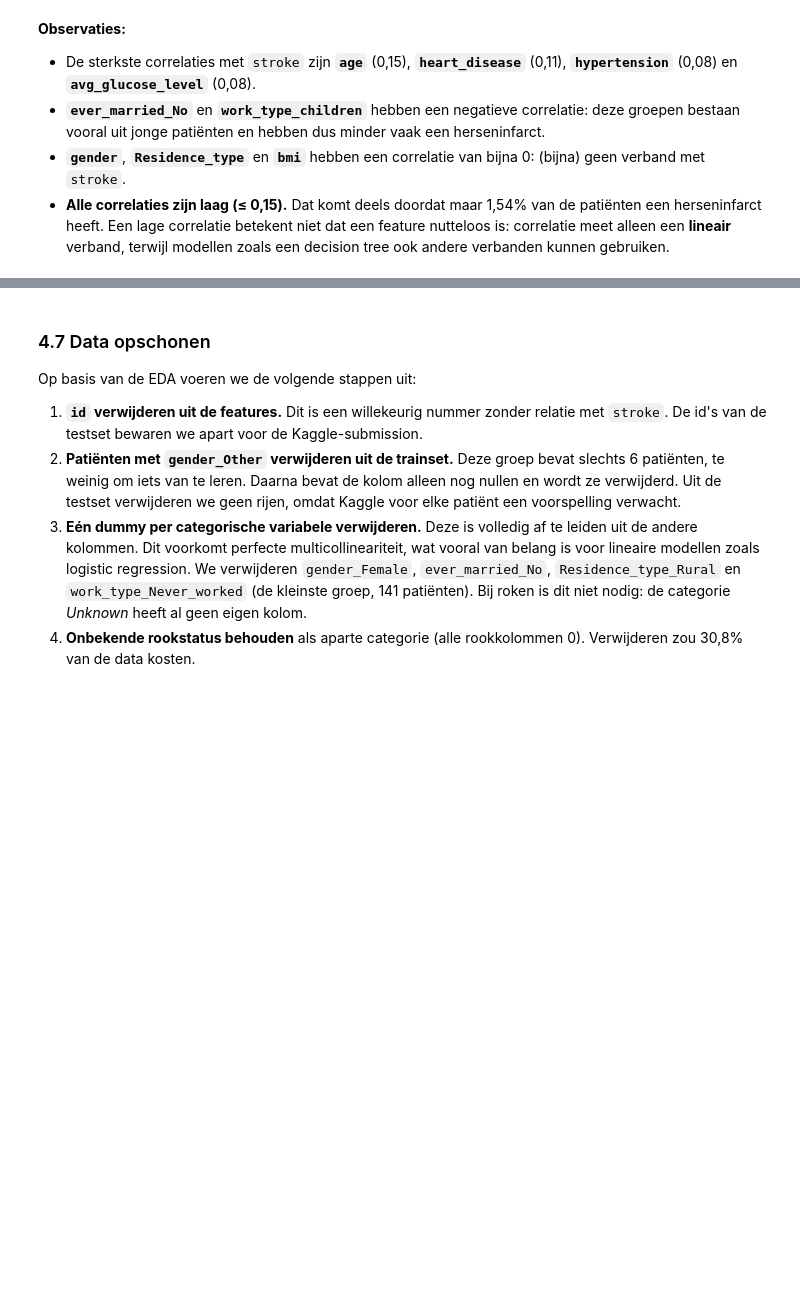
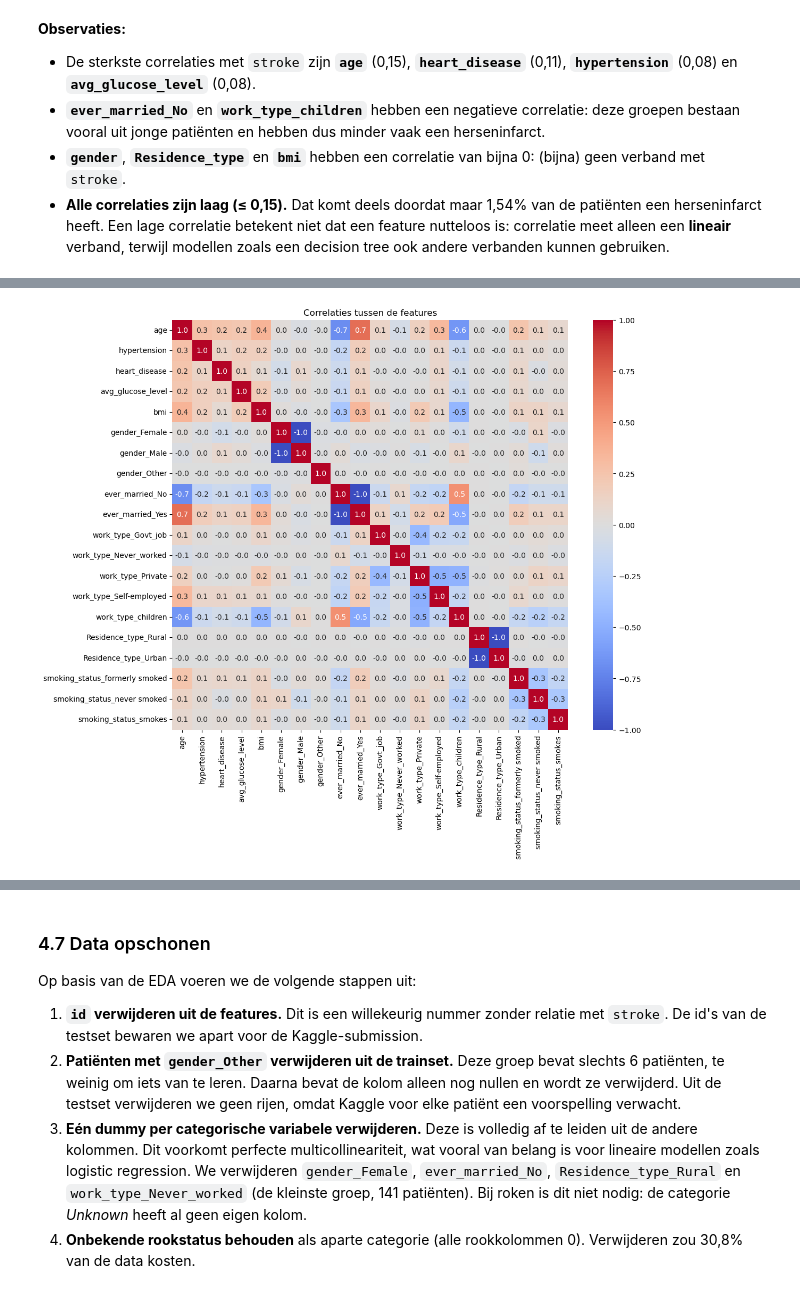
Before and after one commit to Gamal-alsa2026/Predicting-stroke-2026-27, a Jupyter notebook: notebooks/01_eda.ipynb, the cells around one changed output, grey strips where cells are left out. Drawn from its saved outputs; the diff is of its cells as text; code cells hidden in the pictures; blank space fills up the shorter version.

Commit message:
Bij eda heatmap toegevoegd en evaluatie afgerond.

```diff
--- a/notebooks/01_eda.ipynb
+++ b/notebooks/01_eda.ipynb
@@ -388,0 +394,11 @@ plot_target_correlation(train_df, target="stroke")
+# %%
+# Correlaties tussen alle features (id en target tellen niet mee)
+corr = train_df.drop(columns=["id", "stroke"]).corr()
+
+# Heatmap: rood = positief verband, blauw = negatief, wit = geen verband
+plt.figure(figsize=(12, 10))
+sns.heatmap(corr, cmap="coolwarm", annot=True, fmt=".1f")
+plt.title("Correlaties tussen de features")
+plt.show()
+# %% [output]
+[figure, added]
```
Also changed, not shown: parts of 5 cells of this notebook.
